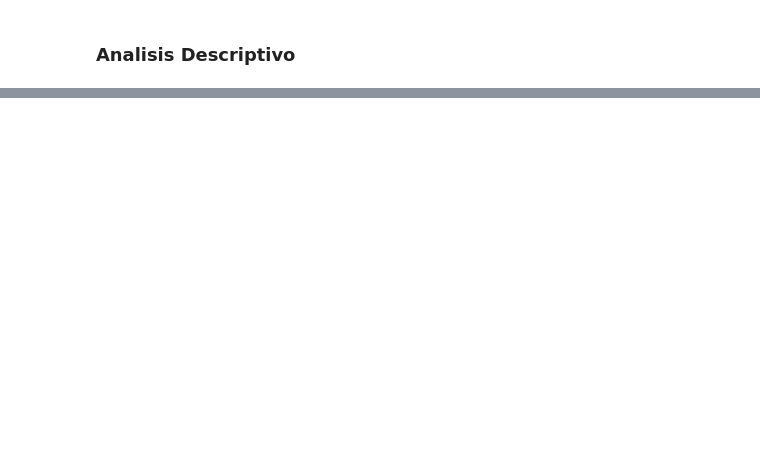
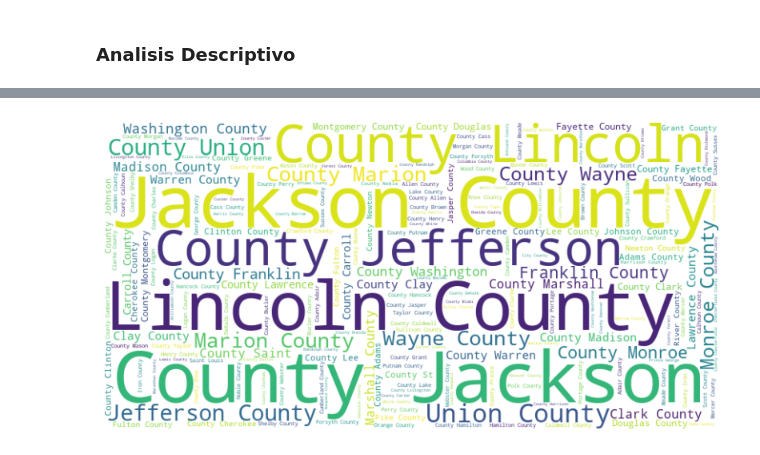
Before and after one commit to codebusters-MIAD/rasa-alpes-project, a Jupyter notebook: entendimiento/fuente_area_servicio.ipynb, the cells around one changed output, grey strips where cells are left out. Cells and saved outputs as stored; diff of their text form; code cells hidden in the pictures; blank space fills up the shorter version.

```diff
--- a/entendimiento/fuente_area_servicio.ipynb
+++ b/entendimiento/fuente_area_servicio.ipynb
@@ -74,0 +732,13 @@ only showing top 20 rows
+# %%
+nombres_areas_servicio = areas_not_dup.select("Condado").rdd.flatMap(lambda x: x).collect()
+
+texto_unido = " ".join(nombres_areas_servicio)
+
+wordcloud = WordCloud(width=800, height=400, background_color='white').generate(texto_unido)
+
+plt.figure(figsize=(10, 5))
+plt.imshow(wordcloud, interpolation='bilinear')
+plt.axis('off')
+plt.show()
+# %% [output]
+[figure, added]
```
Also changed, not shown: parts of 61 cells of this notebook, 2 other files.
